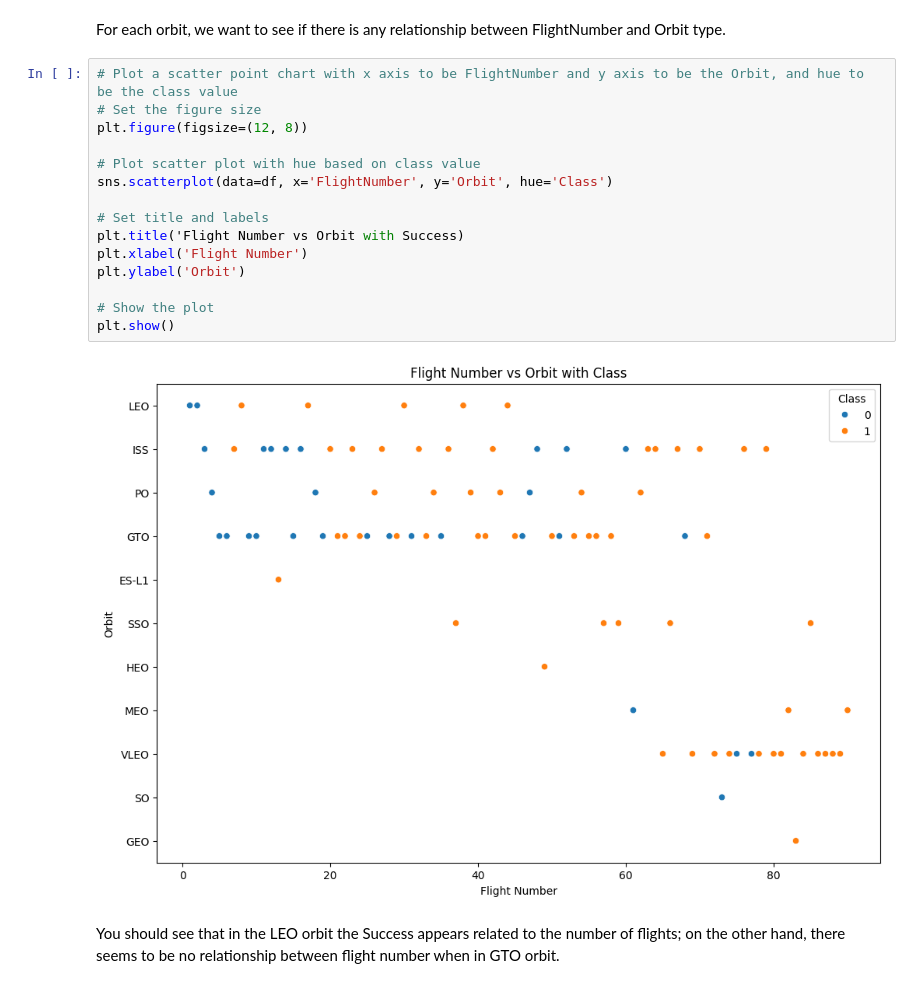
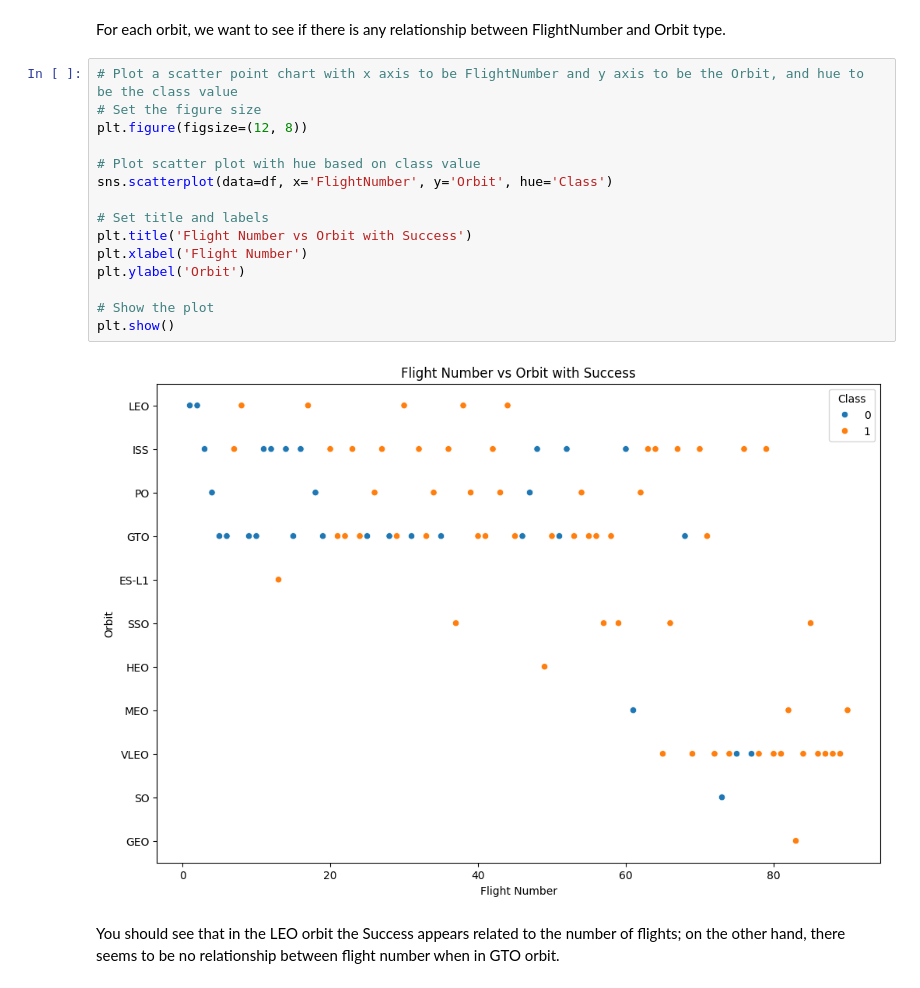
Before and after one commit to polyphemus287/IBM-Capstone, a Jupyter notebook: jupyter_labs_eda_dataviz.ipynb, the cells around one changed output. Drawn from its saved outputs; the diff is of its cells as text.

```diff
--- a/jupyter_labs_eda_dataviz.ipynb
+++ b/jupyter_labs_eda_dataviz.ipynb
@@ -258,20 +260,20 @@ For each orbit, we want to see if there is any relationship between FlightNumber
 # %%
 # Plot a scatter point chart with x axis to be FlightNumber and y axis to be the Orbit, and hue to be the class value
 # Set the figure size
 plt.figure(figsize=(12, 8))
 
 # Plot scatter plot with hue based on class value
 sns.scatterplot(data=df, x='FlightNumber', y='Orbit', hue='Class')
 
 # Set title and labels
-plt.title('Flight Number vs Orbit with Success)
+plt.title('Flight Number vs Orbit with Success')
 plt.xlabel('Flight Number')
 plt.ylabel('Orbit')
 
 # Show the plot
 plt.show()
 # %% [output]
-[figure, old version]
+[figure, new version]
 # %% [markdown]
 You should see that in the LEO orbit the Success appears related to the number of flights; on the other hand, there seems to be no relationship between flight number when in GTO orbit.
 # %%
```
Also changed, not shown: parts of 3 cells of this notebook.
